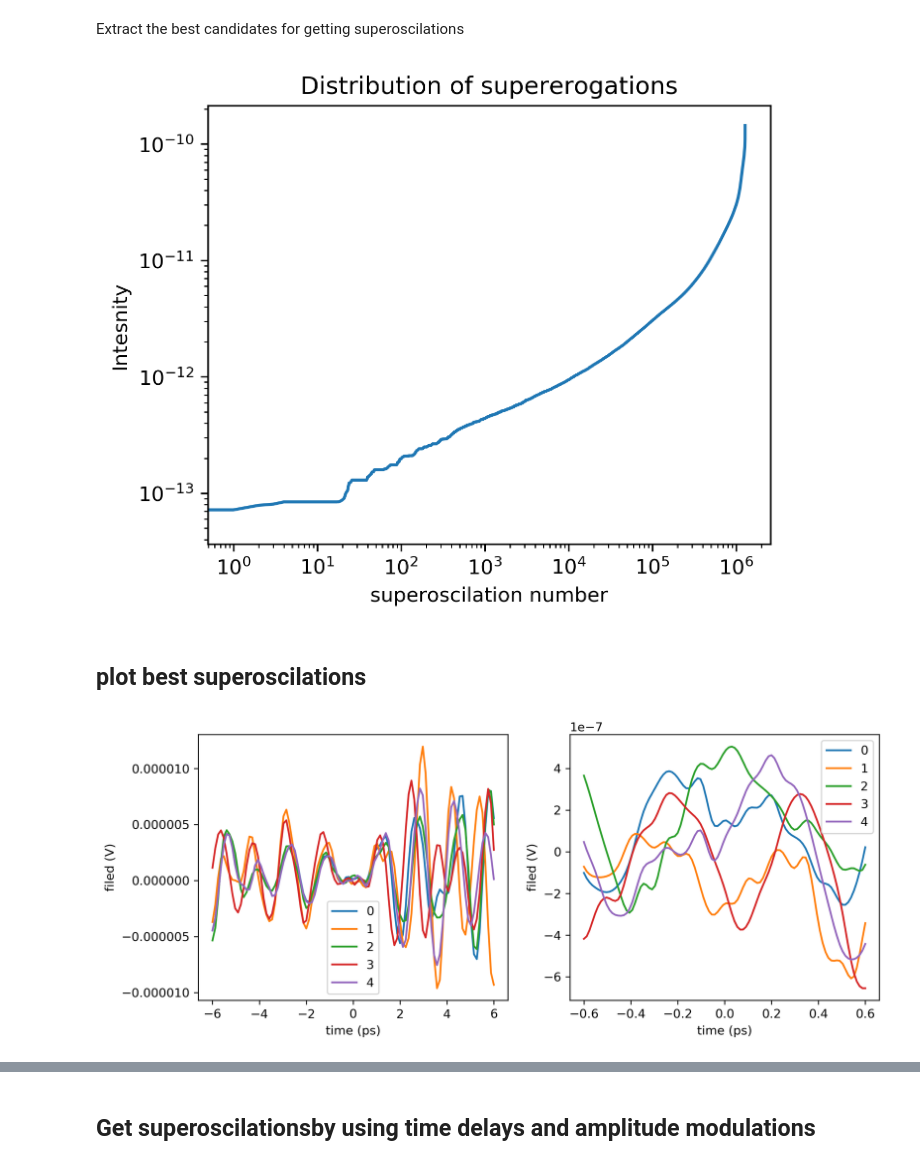
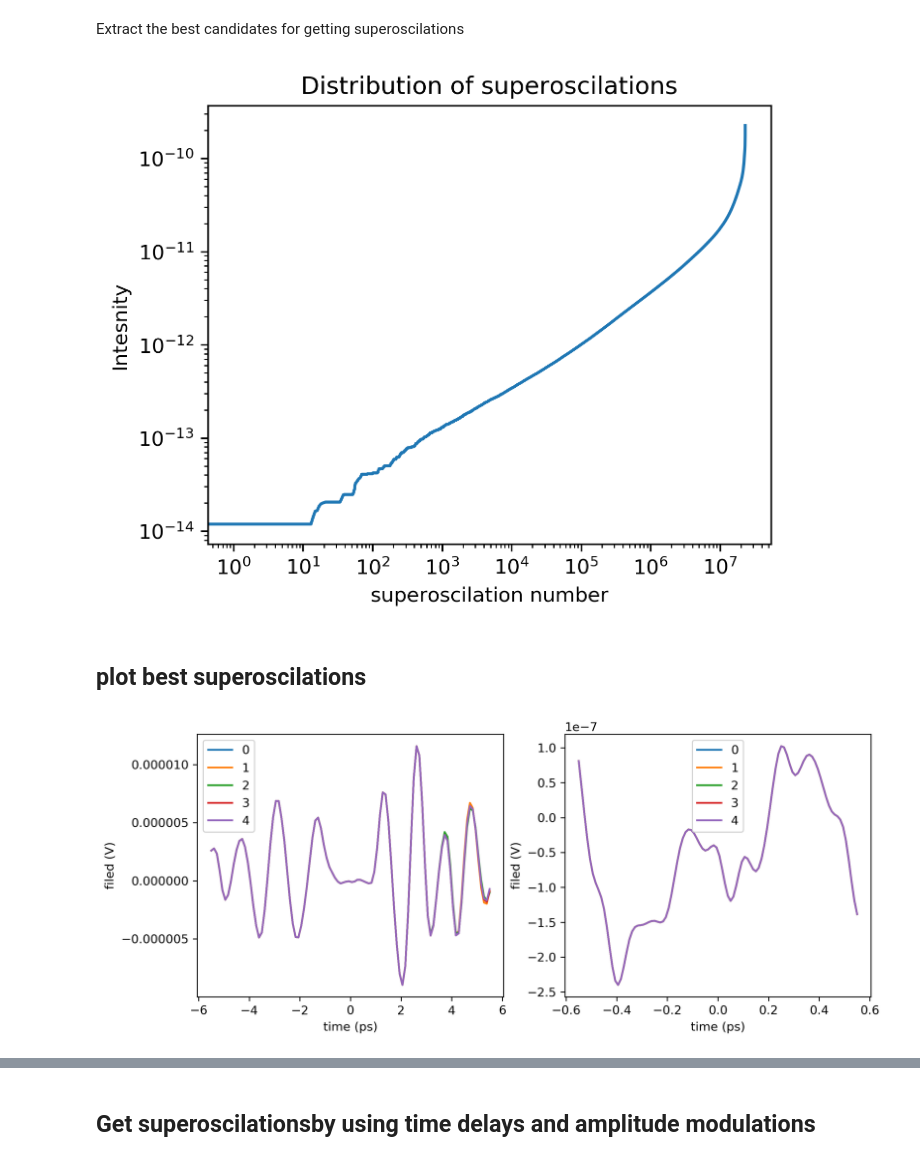
Before and after one commit to dibondar/superoscilations, a Jupyter notebook: superoscillations from experimental data/get superoscillations from 01-07-2022.ipynb, the cells around one changed output, grey strips where cells are left out. Drawn from its saved outputs; the diff is of its cells as text; code cells hidden in the pictures.

```diff
--- a/superoscillations from experimental data/get superoscillations from 01-07-2022.ipynb
+++ b/superoscillations from experimental data/get superoscillations from 01-07-2022.ipynb
@@ -33,7 +33,7 @@ Pulse = namedtuple('Pulse', ['time', 'field', 'interp_field', 'peaks_time', 'hal
 # save index where the field reseaches its maximum
 peak_position = {}
 
-for freq in range(5, 9):
+for freq in range(5, 10):
     data = np.loadtxt(
         'experimental data 01-07-2022/PPLN_f0{}_400uJ_xavg.txt'.format(freq)
     )
@@ -327,13 +333,13 @@ intensity_without_ampl_modulation = intensity_without_ampl_modulation[indx]
 all_time_delays = np.array(all_time_delays)[indx]
 # %%
 plt.figure(figsize=(5,4), dpi=300)
-plt.title("Distribution of supererogations")
+plt.title("Distribution of superoscilations")
 plt.loglog(intensity_without_ampl_modulation)
 plt.xlabel('superoscilation number')
 plt.ylabel('Intesnity')
 plt.show()
 # %% [output]
-[figure, old version]
+[figure, new version]
 # %% [markdown]
 ## plot best superoscilations
 # %%
@@ -363,7 +369,7 @@ plt.legend()
 
 plt.show()
 # %% [output]
-[figure, old version]
+[figure, new version]
 # %%
 all_time_delays[:10]
 # %% [output]
```
Also changed, not shown: parts of 14 cells of this notebook, 10 other files.
